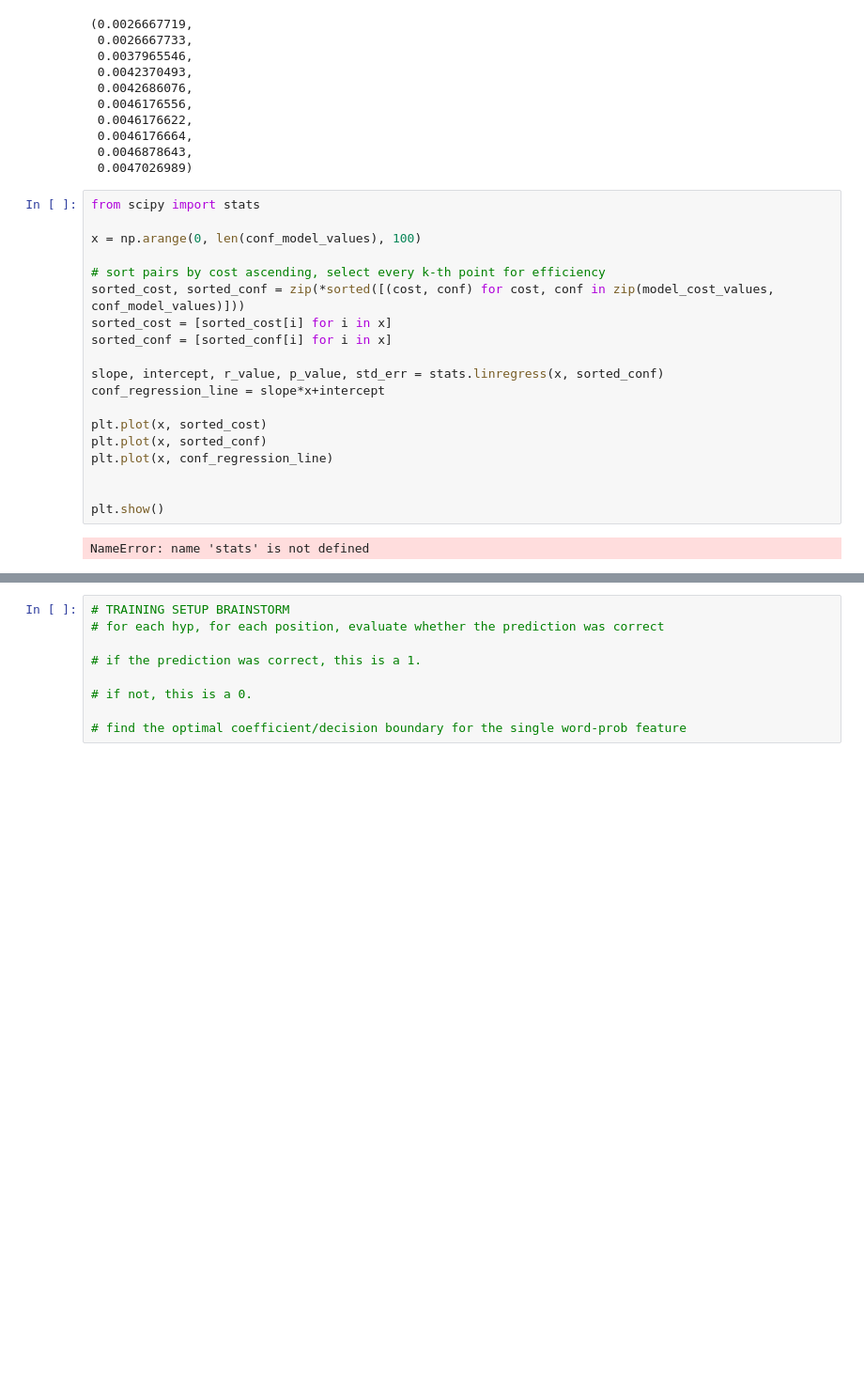
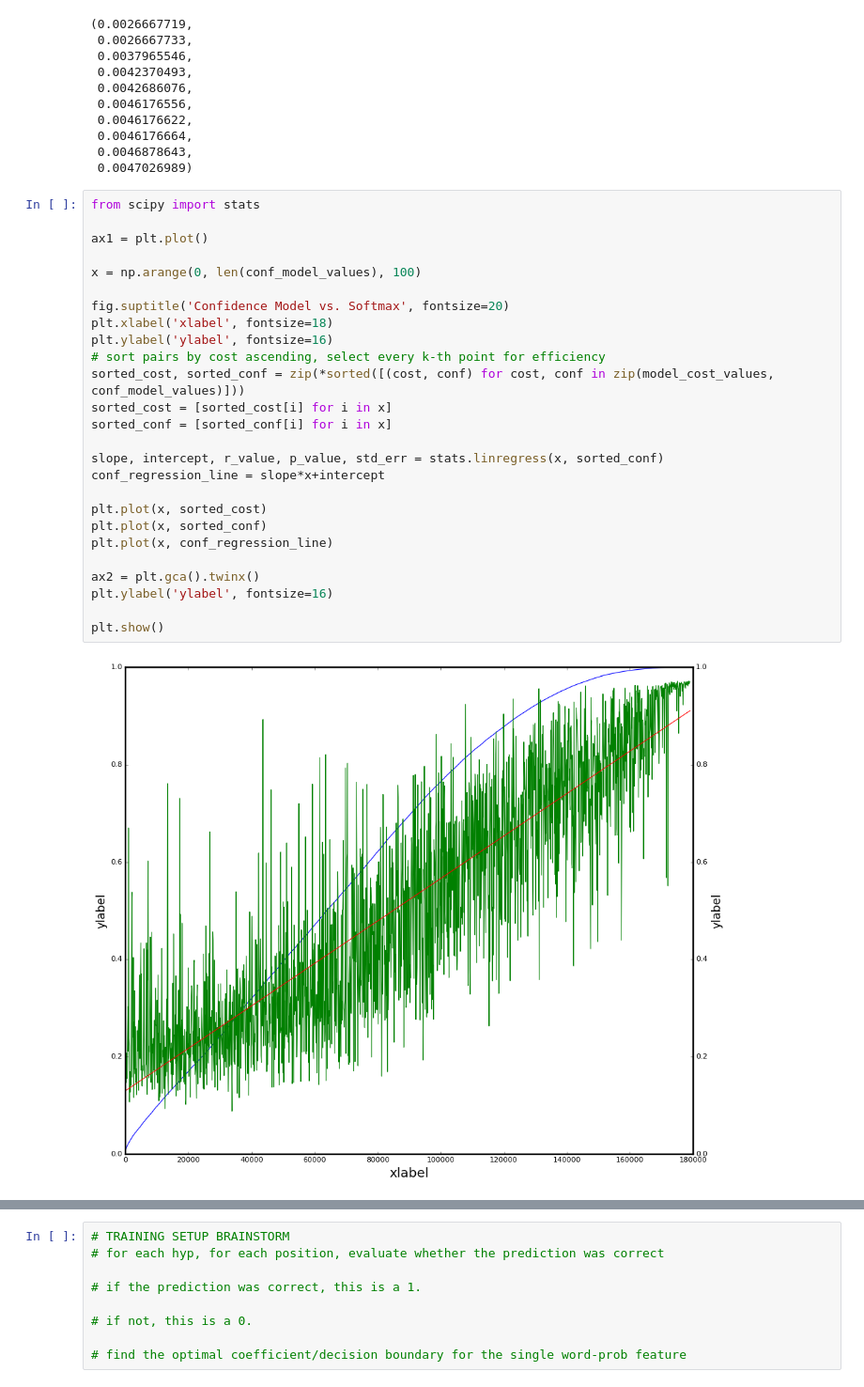
Before and after one commit to chrishokamp/neural_imt, a Jupyter notebook: proto/prototype_confidence_model_thresholding.ipynb, the cells around one changed output, grey strips where cells are left out. Shown at 94% size. Drawn from its saved outputs; the diff is of its cells as text; blank space fills up the shorter version.

```diff
--- a/proto/prototype_confidence_model_thresholding.ipynb
+++ b/proto/prototype_confidence_model_thresholding.ipynb
@@ -210,24 +213,31 @@ sorted_cost[:10]
 # %%
 from scipy import stats
 
+ax1 = plt.plot()
+
 x = np.arange(0, len(conf_model_values), 100)
 
+fig.suptitle('Confidence Model vs. Softmax', fontsize=20)
+plt.xlabel('xlabel', fontsize=18)
+plt.ylabel('ylabel', fontsize=16)
 # sort pairs by cost ascending, select every k-th point for efficiency
 sorted_cost, sorted_conf = zip(*sorted([(cost, conf) for cost, conf in zip(model_cost_values, conf_model_values)]))
 sorted_cost = [sorted_cost[i] for i in x]
 sorted_conf = [sorted_conf[i] for i in x]
 
 slope, intercept, r_value, p_value, std_err = stats.linregress(x, sorted_conf)
 conf_regression_line = slope*x+intercept
 
 plt.plot(x, sorted_cost)
 plt.plot(x, sorted_conf)
 plt.plot(x, conf_regression_line)
 
+ax2 = plt.gca().twinx()
+plt.ylabel('ylabel', fontsize=16)
 
 plt.show()
 # %% [output]
-NameError: name 'stats' is not defined
+[figure, added]
 # %%
 # hyp_words, ref_words, probs = zip(*word_cost_lines[0])
 
```
Also changed, not shown: parts of 32 cells of this notebook.
